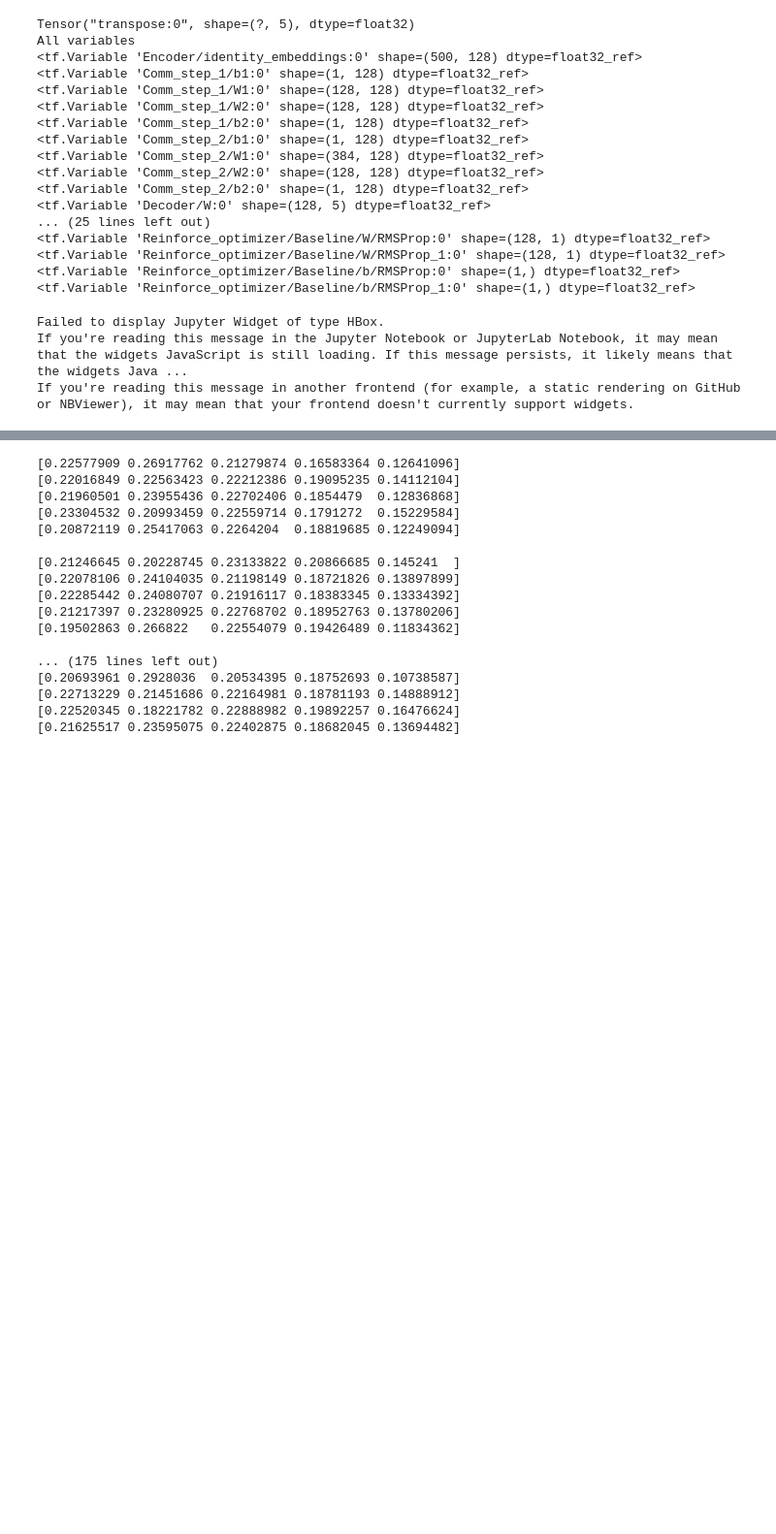
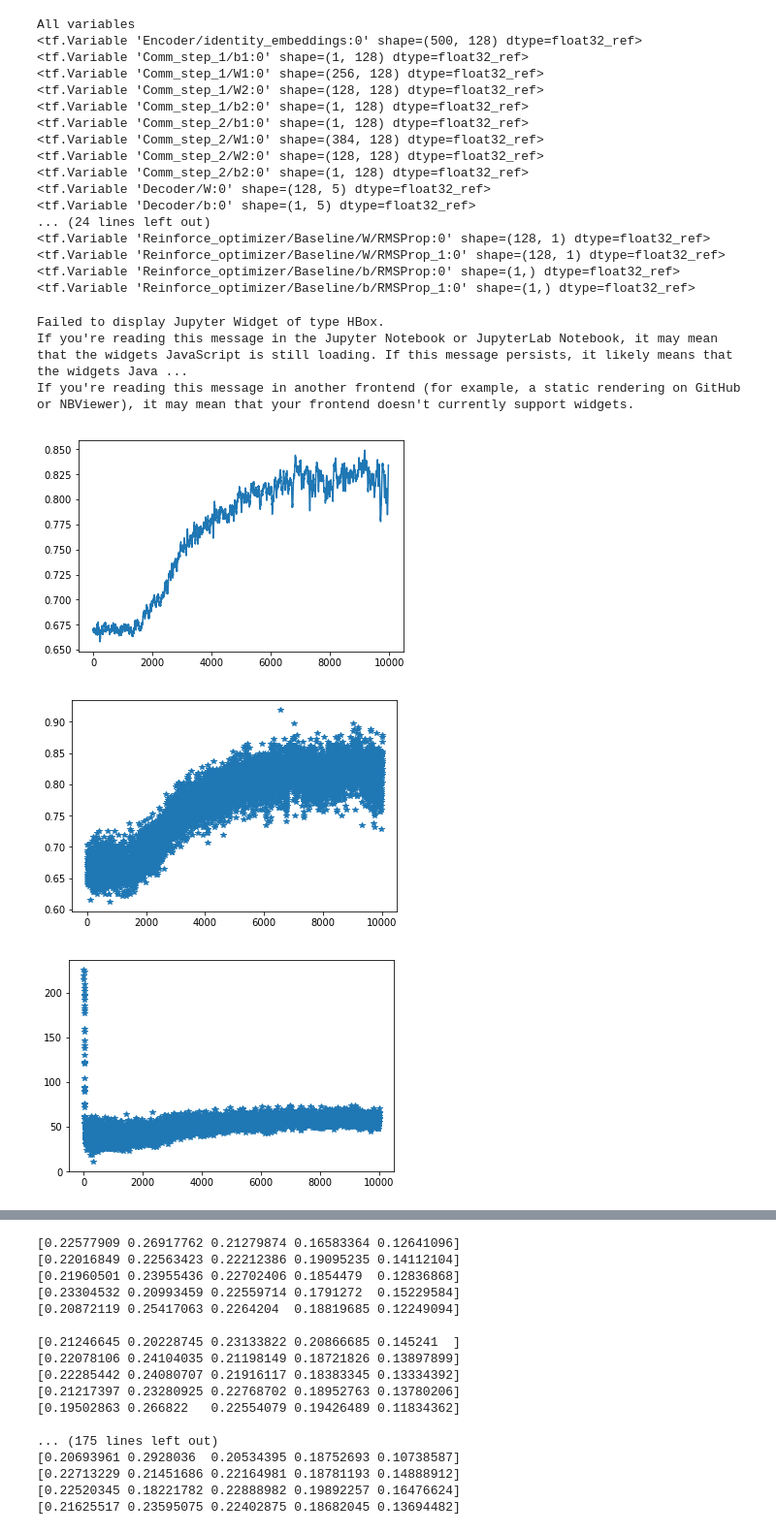
Before and after one commit to felixgaschi/learning-multiagent-communication, a Jupyter notebook: CommNet.ipynb, the cells around one changed output, grey strips where cells are left out. Shown at 97% size. Cells and saved outputs as stored; diff of their text form; code cells hidden in the pictures; blank space fills up the shorter version.

```diff
--- a/CommNet.ipynb
+++ b/CommNet.ipynb
@@ -359,14 +385,13 @@ with tf.Session() as sess:
     #commNet.supervised_train(X, y, val_X, val_y, env, batch_size = batch_size, epochs = 1)
     #rv = sess.run([commNet.embedded_identities, commNet.identity_embeddings, commNet.layers], feed_dict = {commNet.inputs: val_X[0:2], commNet.targets: val_y[0:2]})
 
-    history = commNet.reinforce_train(env, n_episodes = 100, T =64)
-    #state_seq, action_seq, reward_seq, proba_seq = policy_rollout(T = 32, env = env, agent = commNet)
+    history = commNet.reinforce_train(env, n_episodes = 1000, T =64)
+    state_seq, action_seq, reward_seq, proba_seq = policy_rollout(T = 32, env = env, agent = commNet)
 # %% [output]
-Tensor("transpose:0", shape=(?, 5), dtype=float32)
 All variables
 <tf.Variable 'Encoder/identity_embeddings:0' shape=(500, 128) dtype=float32_ref>
 <tf.Variable 'Comm_step_1/b1:0' shape=(1, 128) dtype=float32_ref>
-<tf.Variable 'Comm_step_1/W1:0' shape=(128, 128) dtype=float32_ref>
+<tf.Variable 'Comm_step_1/W1:0' shape=(256, 128) dtype=float32_ref>
 <tf.Variable 'Comm_step_1/W2:0' shape=(128, 128) dtype=float32_ref>
 <tf.Variable 'Comm_step_1/b2:0' shape=(1, 128) dtype=float32_ref>
 <tf.Variable 'Comm_step_2/b1:0' shape=(1, 128) dtype=float32_ref>
@@ -374,7 +399,8 @@ All variables
 <tf.Variable 'Comm_step_2/W2:0' shape=(128, 128) dtype=float32_ref>
 <tf.Variable 'Comm_step_2/b2:0' shape=(1, 128) dtype=float32_ref>
 <tf.Variable 'Decoder/W:0' shape=(128, 5) dtype=float32_ref>
-... (25 lines left out)
+<tf.Variable 'Decoder/b:0' shape=(1, 5) dtype=float32_ref>
+... (24 lines left out)
 <tf.Variable 'Reinforce_optimizer/Baseline/W/RMSProp:0' shape=(128, 1) dtype=float32_ref>
 <tf.Variable 'Reinforce_optimizer/Baseline/W/RMSProp_1:0' shape=(128, 1) dtype=float32_ref>
 <tf.Variable 'Reinforce_optimizer/Baseline/b/RMSProp:0' shape=(1,) dtype=float32_ref>
@@ -382,3 +408,16 @@ All variables
 Failed to display Jupyter Widget of type HBox.
 If you're reading this message in the Jupyter Notebook or JupyterLab Notebook, it may mean that the widgets JavaScript is still loading. If this message persists, it likely means that the widgets Java ...
 If you're reading this message in another frontend (for example, a static rendering on GitHub or NBViewer), it may mean that your frontend doesn't currently support widgets.
+# %%
+# with c0
+W = 30
+plt.plot(np.convolve(history['reward'], np.ones(W), mode= 'valid')/W)
+plt.show()
+plt.plot(history['reward'], '*')
+plt.show()
+plt.plot(history['loss'], '*')
+plt.show()
+# %% [output]
+[figure, added]
+[figure, added]
+[figure, added]
```
Also changed, not shown: parts of 3 cells of this notebook.
